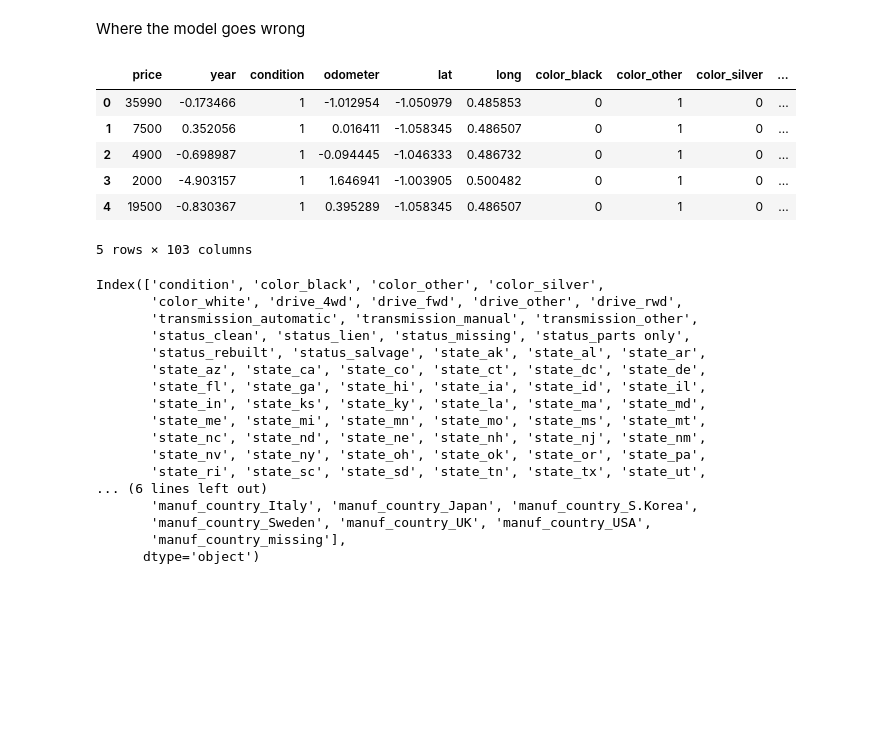
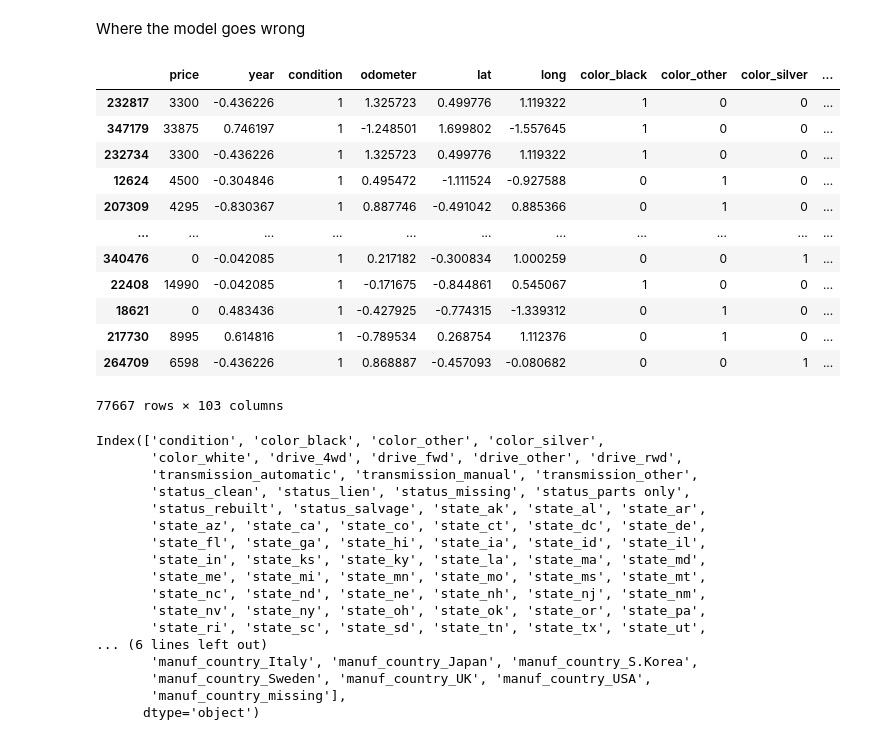
Before and after one commit to ixiaopan/GroupWork, a Jupyter notebook: DataMining/Jerry_Boosting.ipynb, the cells around one changed output. Saved outputs shown, nothing was run; the diff lists cells and outputs as text; code cells hidden in the pictures; blank space fills up the shorter version.

```diff
--- a/DataMining/Jerry_Boosting.ipynb
+++ b/DataMining/Jerry_Boosting.ipynb
@@ -157,16 +164,22 @@ plt.show()
 [figure]
 # %% [markdown]
 Where the model goes wrong
-# %%
-df.head()
-# %% [output]
-|  | price | year | condition | odometer | lat | long | color_black | color_other | color_silver | ... |
-| 0 | 35990 | -0.173466 | 1 | -1.012954 | -1.050979 | 0.485853 | 0 | 1 | 0 | ... |
-| 1 | 7500 | 0.352056 | 1 | 0.016411 | -1.058345 | 0.486507 | 0 | 1 | 0 | ... |
-| 2 | 4900 | -0.698987 | 1 | -0.094445 | -1.046333 | 0.486732 | 0 | 1 | 0 | ... |
-| 3 | 2000 | -4.903157 | 1 | 1.646941 | -1.003905 | 0.500482 | 0 | 1 | 0 | ... |
-| 4 | 19500 | -0.830367 | 1 | 0.395289 | -1.058345 | 0.486507 | 0 | 1 | 0 | ... |
-5 rows × 103 columns
+# %%
+df_test
+# %% [output]
+|  | price | year | condition | odometer | lat | long | color_black | color_other | color_silver | ... |
+| 232817 | 3300 | -0.436226 | 1 | 1.325723 | 0.499776 | 1.119322 | 1 | 0 | 0 | ... |
+| 347179 | 33875 | 0.746197 | 1 | -1.248501 | 1.699802 | -1.557645 | 1 | 0 | 0 | ... |
+| 232734 | 3300 | -0.436226 | 1 | 1.325723 | 0.499776 | 1.119322 | 1 | 0 | 0 | ... |
+| 12624 | 4500 | -0.304846 | 1 | 0.495472 | -1.111524 | -0.927588 | 0 | 1 | 0 | ... |
+| 207309 | 4295 | -0.830367 | 1 | 0.887746 | -0.491042 | 0.885366 | 0 | 1 | 0 | ... |
+| ... | ... | ... | ... | ... | ... | ... | ... | ... | ... | ... |
+| 340476 | 0 | -0.042085 | 1 | 0.217182 | -0.300834 | 1.000259 | 0 | 0 | 1 | ... |
+| 22408 | 14990 | -0.042085 | 1 | -0.171675 | -0.844861 | 0.545067 | 1 | 0 | 0 | ... |
+| 18621 | 0 | 0.483436 | 1 | -0.427925 | -0.774315 | -1.339312 | 0 | 1 | 0 | ... |
+| 217730 | 8995 | 0.614816 | 1 | -0.789534 | 0.268754 | 1.112376 | 0 | 1 | 0 | ... |
+| 264709 | 6598 | -0.436226 | 1 | 0.868887 | -0.457093 | -0.080682 | 0 | 0 | 1 | ... |
+77667 rows × 103 columns
 # %%
 def prepare(df):
     X = df.drop("price", axis = 1)
```
Also changed, not shown: parts of 9 cells of this notebook.
